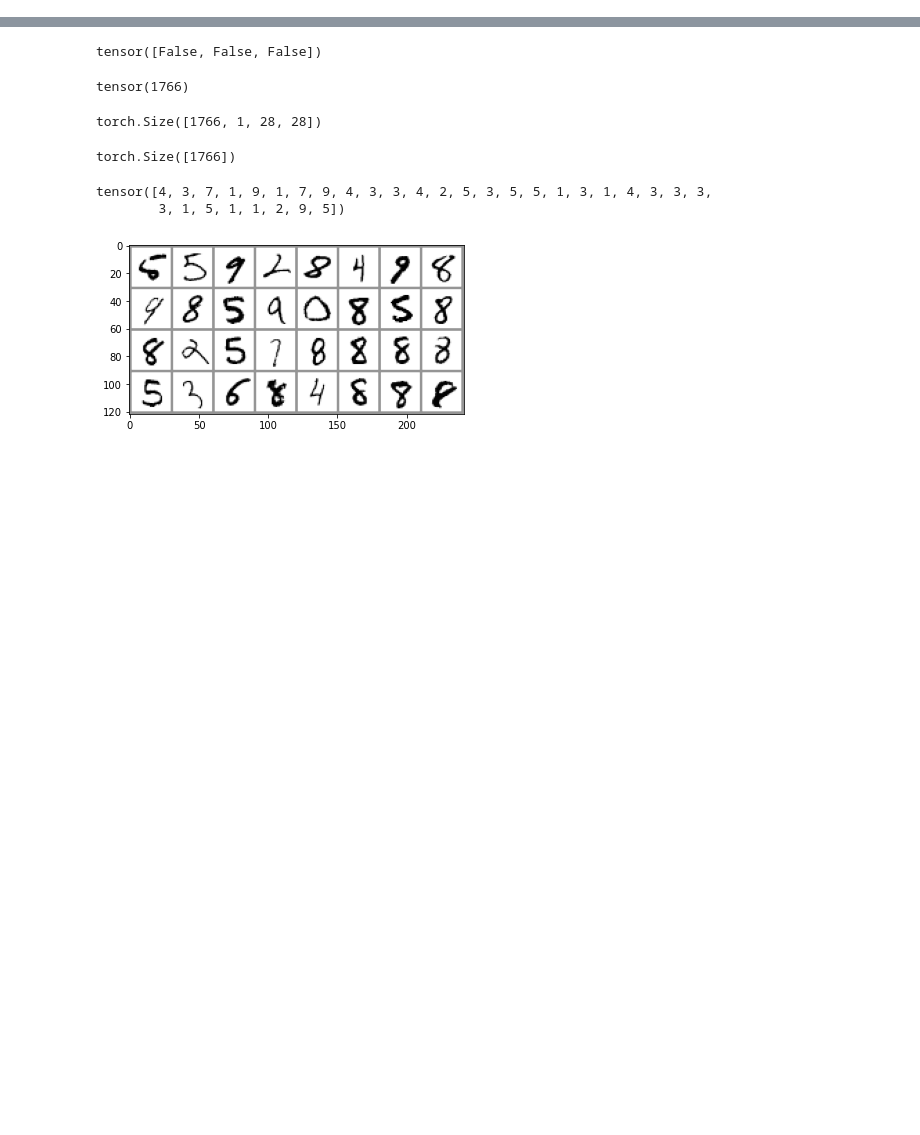
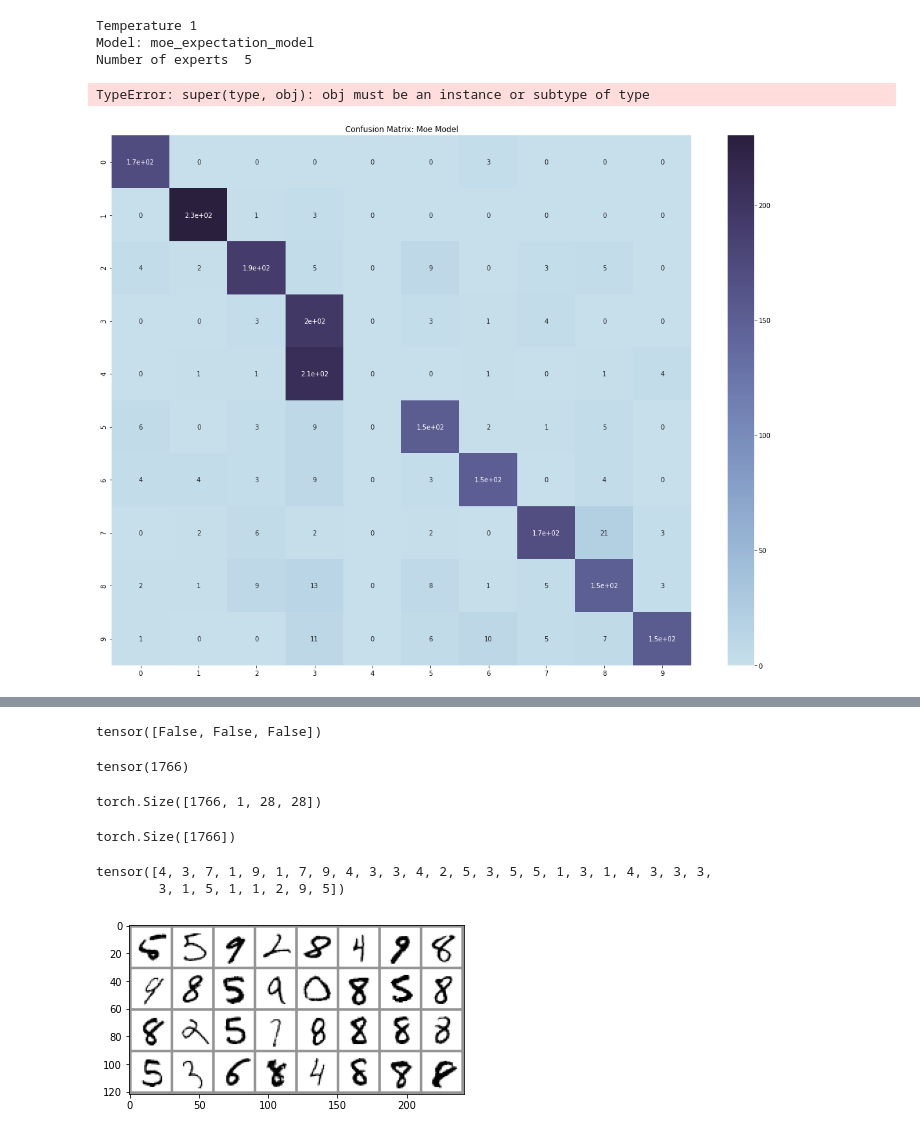
Before and after one commit to yamsgithub/modular_deep_learning, a Jupyter notebook: pytorch/mnist_session_cnn.ipynb, the cells around one changed output, grey strips where cells are left out. Drawn from its saved outputs; the diff is of its cells as text; code cells hidden in the pictures; blank space fills up the shorter version.

```diff
--- a/pytorch/mnist_session_cnn.ipynb
+++ b/pytorch/mnist_session_cnn.ipynb
@@ -310,0 +404,2 @@ tensor([7, 2, 1,  ..., 4, 5, 6])
+# %%
+expert_models = torch.load(os.path.join(model_path, plot_file))
@@ -310,0 +426,2 @@ tensor([7, 2, 1,  ..., 4, 5, 6])
+# %%
+plot_file = generate_plot_file(dataset, str(num_classes)+'_'+str(total_experts)+'_'+classes_per_expert_str+'_expert_presoftmax_model.pt')
@@ -310,0 +430,4 @@ tensor([7, 2, 1,  ..., 4, 5, 6])
+# %%
+expert_presoftmax_models = torch.load(os.path.join(model_path, plot_file))
+# %%
+dataset_1 = 'mnist_pretrained'
@@ -310,0 +499,41 @@ tensor([7, 2, 1,  ..., 4, 5, 6])
+# %%
+for T in range(T_max, T_max+1):
+    print('Temperature', T)
+    models = {
+#             'moe_em_model':{'model':moe_em_model,'loss':cross_entropy_loss,'experts':{}},
+#             'moe_pre_softmax_expectation_model':{'model':moe_pre_softmax_expectation_model,'loss':cross_entropy_loss,'experts':{}},
+            'moe_expectation_model':{'model':moe_expectation_model,'loss':cross_entropy_loss,'experts':{}},
+#             'moe_stochastic_model':{'model':moe_stochastic_model, 'loss':moe_stochastic_loss(cross_entropy_loss),'experts':{}}
+            }
+    for key, val in models.items():
+        print('Model:', key)
+        for num_experts in range(total_experts, total_experts+1):
+            print('Number of experts ', num_experts)
+            if 'pre_softmax' in key:
+                expert_models = experts(num_experts, [None]*num_experts, num_classes,
+                                        [num_classes]*num_experts, expert_layers_presoftmax)
+            else:
+                expert_models = experts(num_experts, [None]*num_experts, num_classes, [num_classes]*num_experts)
+            gate_model = gate_layers(num_experts, num_classes)
+            moe_model = val['model'](num_experts, num_classes, augment, attention, expert_models, gate_model)
+            params = [p.numel() for p in moe_model.parameters() if p.requires_grad]
+            print('model params:', sum(params))
+            optimizer_moe = optim.RMSprop(moe_model.parameters(),
+                                      lr=0.001, momentum=0.9)
+            optimizer_gate = optim.RMSprop(gate_model.parameters(),
+                                      lr=0.001, momentum=0.9)
+            params = []
+            for i, expert in enumerate(expert_models):
+                params.append({'params':expert.parameters()})
+            optimizer_experts = optim.RMSprop(params, lr=0.001, momentum=0.9)
+            hist = moe_model.train(trainloader, testloader,  val['loss'], optimizer_moe,
+                                   optimizer_gate, optimizer_experts,
+                                   w_importance, w_ortho, w_ideal_gate, T=T, accuracy=accuracy, epochs=num_epochs)
+            val['experts'][num_experts] = {'model':moe_model, 'history':hist}
+            plot_file = generate_plot_file(dataset, 'T_'+str(T)+'_'+str(num_classes)+'_'+str(num_experts)+'_model.pt')
+            torch.save(models,open(os.path.join(model_path, plot_file),'wb'))
+# %% [output]
+Temperature 1
+Model: moe_expectation_model
+Number of experts  5
+TypeError: super(type, obj): obj must be an instance or subtype of type
@@ -310,0 +553,30 @@ tensor([7, 2, 1,  ..., 4, 5, 6])
+# %%
+from sklearn.metrics import confusion_matrix
+import seaborn as sns
+
+for e_key, e_val in models.items():
+    cmap = sns.color_palette("ch:s=.25,rot=-.25", as_cmap=True)
+
+    fig1,ax1 = plt.subplots(1, 1, sharex=False, sharey=False, figsize=(20,15))
+#     fig,ax = plt.subplots(total_experts, 1, sharex=False, sharey=False, figsize=(20,15*(total_experts+1)))
+
+    for images, labels in testloader:
+        with torch.no_grad():
+            moe_model = e_val['experts'][total_experts]['model']
+
+            pred = moe_model(images)
+            pred_labels = torch.argmax(pred, dim=1)
+
+            expert_outputs = moe_model.expert_outputs
+
+            sns.heatmap(confusion_matrix(labels, pred_labels), annot=True, ax=ax1, cmap=cmap)
+            ax1.set_title('Confusion Matrix: Moe Model')
+
+#             for i in range(total_experts):
+#                 pred_labels = torch.argmax(expert_outputs[:,i,:], dim=1)
+#                 if total_experts > 1:
+#                     sns.heatmap(confusion_matrix(labels, pred_labels), annot=True, ax=ax[i+1], cmap=cmap)
+#                     ax[i+1].set_title('Confusion Matrix: Expert '+str(i)+' Model')
+        plt.show()
+# %% [output]
+[figure, added]
```
Also changed, not shown: parts of 59 cells of this notebook.
